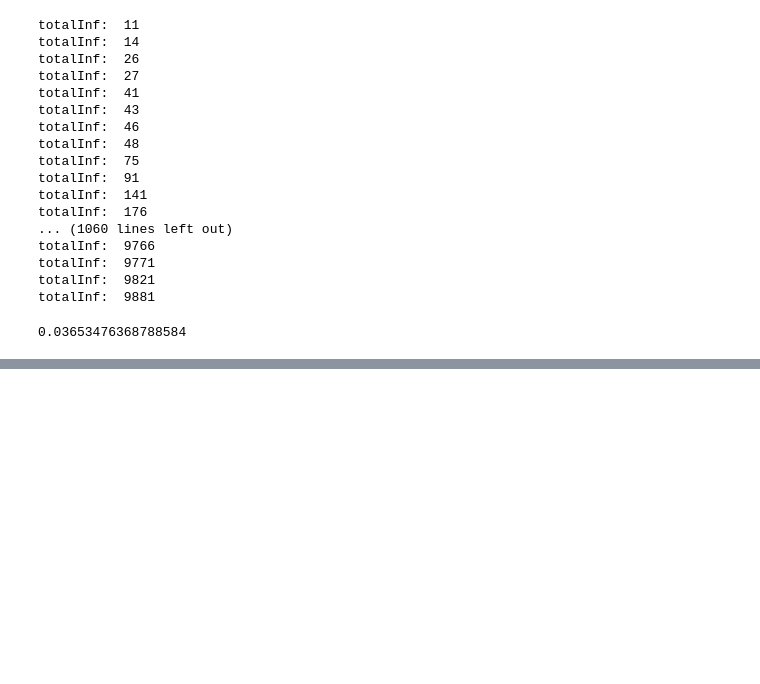
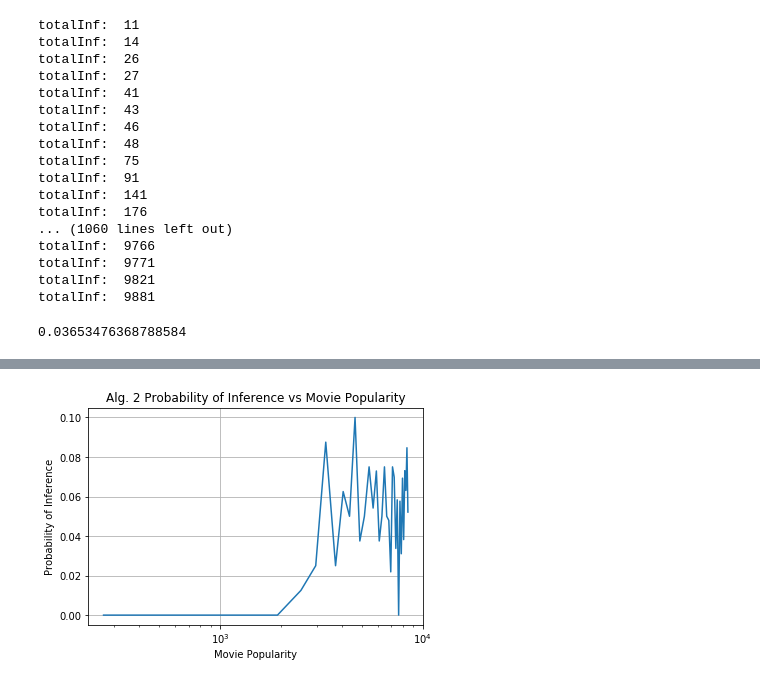
Before and after one commit to vietnguyen98/MSE234CFProject, a Jupyter notebook: cleaning.ipynb, the cells around one changed output, grey strips where cells are left out. Saved outputs shown, nothing was run; the diff lists cells and outputs as text; code cells hidden in the pictures; blank space fills up the shorter version.

```diff
--- a/cleaning.ipynb
+++ b/cleaning.ipynb
@@ -438 +524,46 @@ np.sum([x[5] for x in allInf]) / len(allInf)
+# %%
+correct = defaultdict(int)
+total = defaultdict(int)
+
+for user, day, solns in allSolns:
+    for movieID in solns:
+        if (user, day) in correctInfDict[movieID]:
+            correct[movieID] += 1
+        total[movieID] += 1
+# %%
+probs = []
+
+for movieID in total.keys():
+    probs.append((movieRanks[movieID], correct[movieID] / total[movieID]))
+
+probs = sorted(probs, key = lambda x: x[0])
+# %%
+xs = []
+ys = []
+counter = 0
+sampleRate = 80
+
+currRanks = []
+currProbs = []
+for rank, prob in probs:
+    currRanks.append(rank)
+    currProbs.append(prob)
+    counter += 1
+    if counter == sampleRate:
+        counter = 0
+        xs.append(np.mean(currRanks))
+        ys.append(np.mean(currProbs))
+        currRanks = []
+        currProbs = []
+# %%
+plt.title("Alg. 2 Probability of Inference vs Movie Popularity")
+plt.xlabel("Movie Popularity")
+plt.ylabel("Probability of Inference")
+plt.xscale('log')
+plt.plot(xs, ys)
+plt.grid()
+plt.savefig("plots/alg2Pop.png", dpi = 200)
+plt.show()
+# %% [output]
+[figure, added]
 # %%
```
Also changed, not shown: parts of 23 cells of this notebook, 3 other files.
